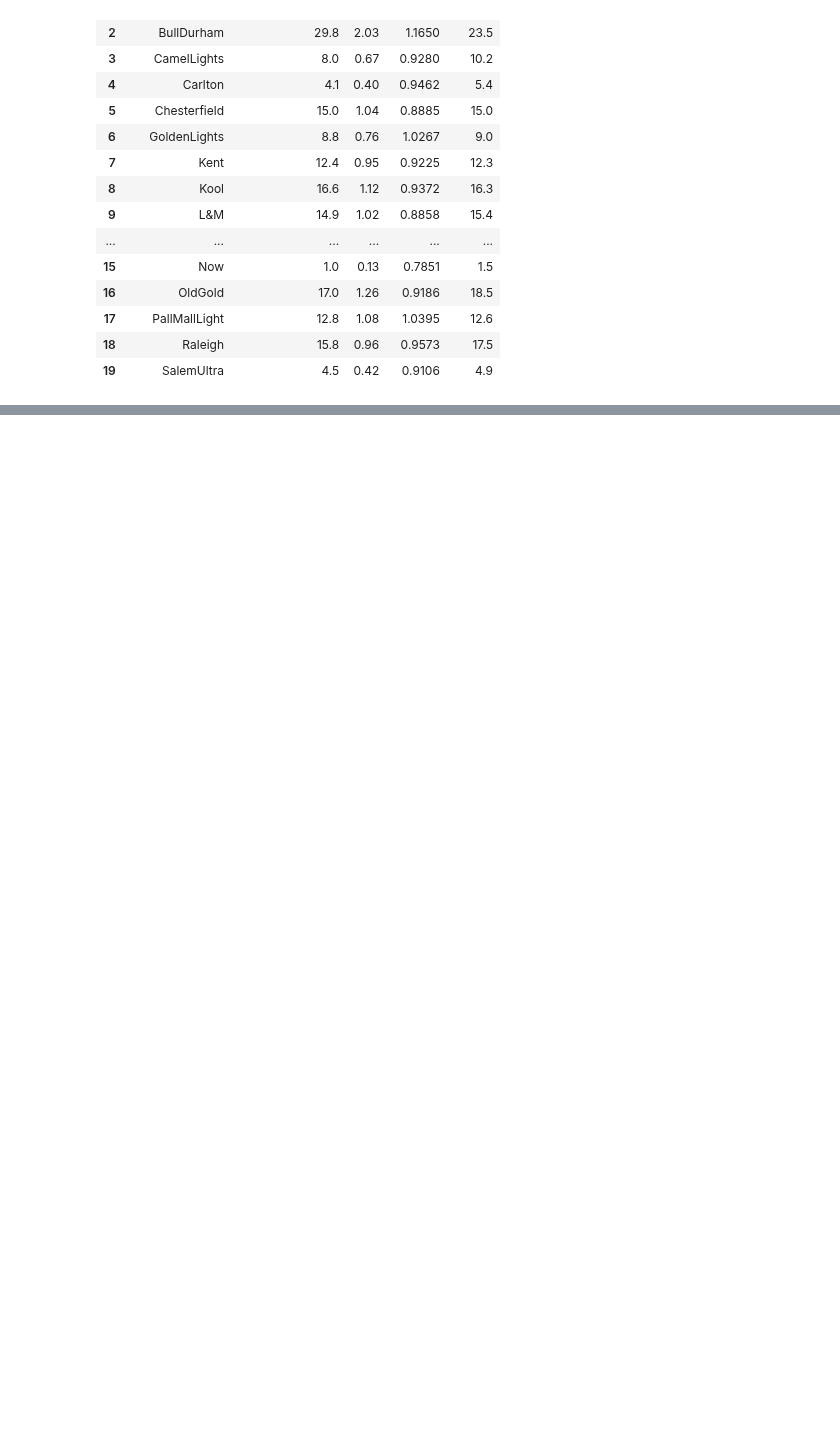
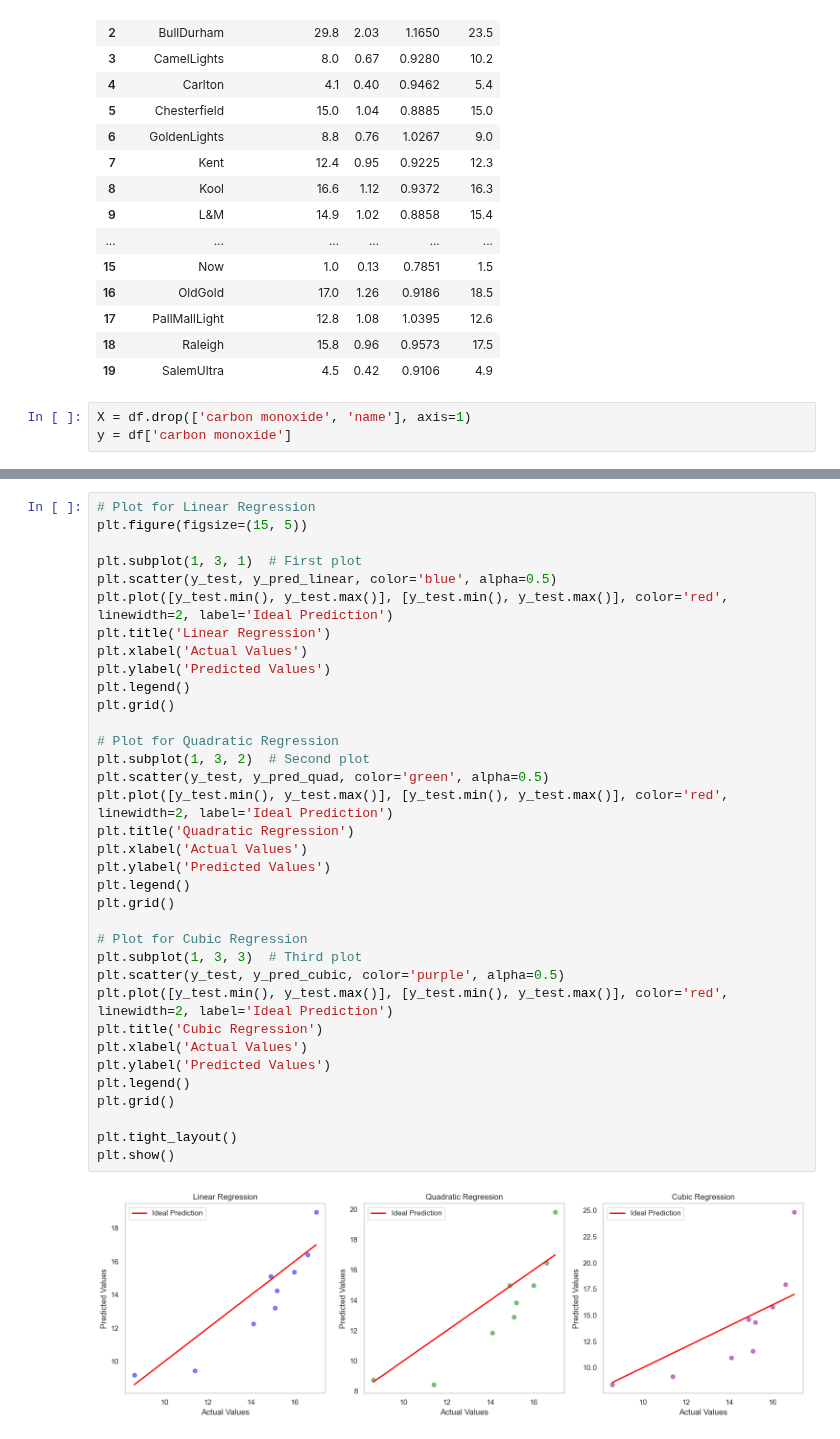
Before and after one commit to YukiTheKilla/math_statistics, a Jupyter notebook: Тема 6. Другие регрессионные модели (медианная, ридж, нелинейные модели)/main_cigarettes.ipynb, the cells around one changed output, grey strips where cells are left out. Drawn from its saved outputs; the diff is of its cells as text; blank space fills up the shorter version.

```diff
--- a/Тема 6. Другие регрессионные модели (медианная, ридж, нелинейные модели)/main_cigarettes.ipynb
+++ b/Тема 6. Другие регрессионные модели (медианная, ридж, нелинейные модели)/main_cigarettes.ipynb
@@ -24,3 +31,6 @@ df.head(20)
 | 17 | PallMallLight | 12.8 | 1.08 | 1.0395 | 12.6 |
 | 18 | Raleigh | 15.8 | 0.96 | 0.9573 | 17.5 |
 | 19 | SalemUltra | 4.5 | 0.42 | 0.9106 | 4.9 |
+# %%
+X = df.drop(['carbon monoxide', 'name'], axis=1)
+y = df['carbon monoxide']
@@ -26,0 +91,37 @@ df.head(20)
+# %%
+# Plot for Linear Regression
+plt.figure(figsize=(15, 5))
+
+plt.subplot(1, 3, 1)  # First plot
+plt.scatter(y_test, y_pred_linear, color='blue', alpha=0.5)
+plt.plot([y_test.min(), y_test.max()], [y_test.min(), y_test.max()], color='red', linewidth=2, label='Ideal Prediction')
+plt.title('Linear Regression')
+plt.xlabel('Actual Values')
+plt.ylabel('Predicted Values')
+plt.legend()
+plt.grid()
+
+# Plot for Quadratic Regression
+plt.subplot(1, 3, 2)  # Second plot
+plt.scatter(y_test, y_pred_quad, color='green', alpha=0.5)
+plt.plot([y_test.min(), y_test.max()], [y_test.min(), y_test.max()], color='red', linewidth=2, label='Ideal Prediction')
+plt.title('Quadratic Regression')
+plt.xlabel('Actual Values')
+plt.ylabel('Predicted Values')
+plt.legend()
+plt.grid()
+
+# Plot for Cubic Regression
+plt.subplot(1, 3, 3)  # Third plot
+plt.scatter(y_test, y_pred_cubic, color='purple', alpha=0.5)
+plt.plot([y_test.min(), y_test.max()], [y_test.min(), y_test.max()], color='red', linewidth=2, label='Ideal Prediction')
+plt.title('Cubic Regression')
+plt.xlabel('Actual Values')
+plt.ylabel('Predicted Values')
+plt.legend()
+plt.grid()
+
+plt.tight_layout()
+plt.show()
+# %% [output]
+[figure, added]
```
Also changed, not shown: parts of 7 cells of this notebook, 4 other files.
